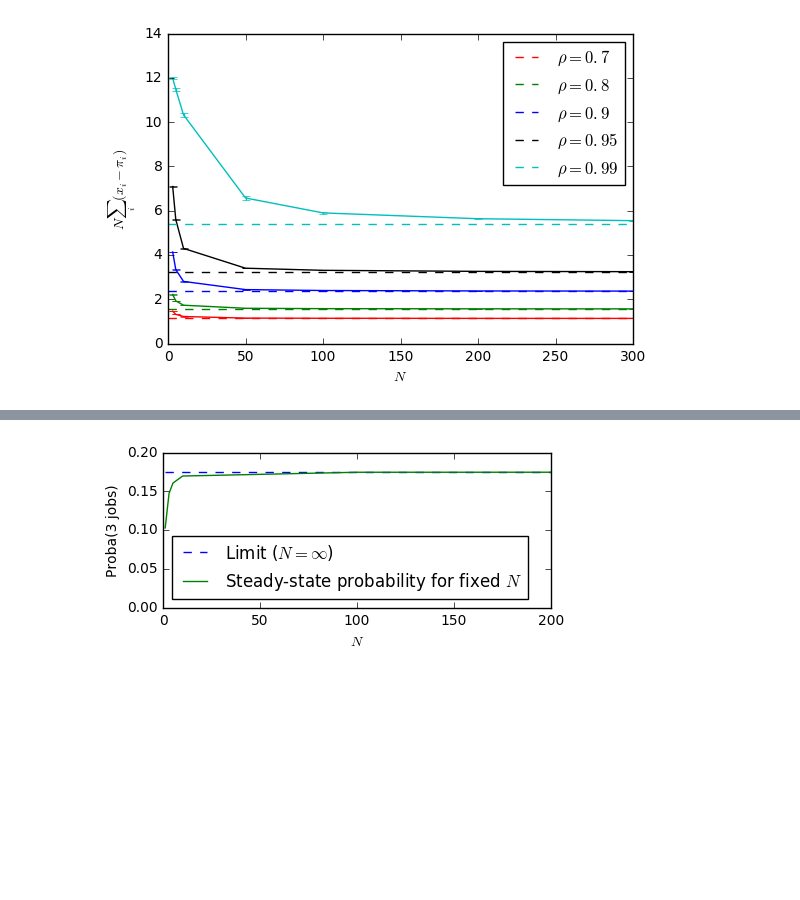
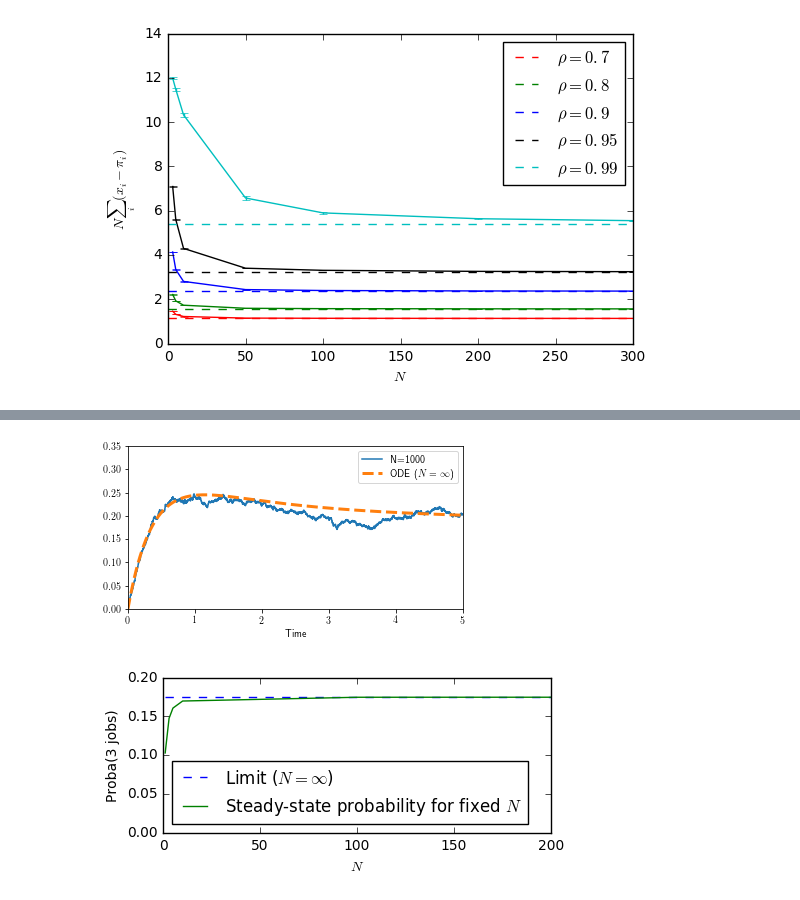
Before and after one commit to ngast/meanFieldAccuracy, a Jupyter notebook: jsq2_simulate/Rate of convergence two choice.ipynb, the cells around one changed output, grey strips where cells are left out. Saved outputs shown, nothing was run; the diff lists cells and outputs as text; code cells hidden in the pictures; blank space fills up the shorter version.

```diff
--- a/jsq2_simulate/Rate of convergence two choice.ipynb
+++ b/jsq2_simulate/Rate of convergence two choice.ipynb
@@ -383,3 +383,34 @@ fig.savefig('traj_rho80_onlyN{0}.pdf'.format(N),bbox_inches='tight')
+# %%
+i=3
+rho=0.8
+fig = figure();
+fig.set_size_inches(6,3)
+myT,x = ode_2_choice(rho,10)
+plot([0],[0])
+plot(myT,x[:,i]-x[:,i+1],'--',lw=3)
+xlim([0,5])
+ylim([0,0.35])
+xlabel('Time')
+legend(('','ODE ($N=\infty$)',''),loc='best')
+fig.savefig('traj_rho80_onlyNinfty.pdf'.format(N),bbox_inches='tight')
+a = loadtxt('traj_{0}_{1}'.format(N,int(rho*100)))
+plot(linspace(0,10,10*N)/(1+rho),a[:,i]-a[:,i+1],':')
+legend(('ODE ($N=\infty$)','N=1000',''),loc='best')
+fig.savefig('traj_rho80_onlyN{0}infty.pdf'.format(N),bbox_inches='tight')
+for N in [1000]:
+    clf()
+    xlim([0,5])
+    ylim([0,0.35])
+    xlabel('Time')
+    a = loadtxt('traj_{0}_{1}'.format(N,int(rho*100)))
+    plot(linspace(0,10,10*N)/(1+rho),a[:,i]-a[:,i+1])
+    legend(('N=1000',''),loc='best')
+    fig.savefig('traj_rho80_onlyN{0}.pdf'.format(N),bbox_inches='tight')
+plot(myT,x[:,i]-x[:,i+1],'--',lw=3)
+legend(('N=1000','ODE ($N=\infty$)'),loc='best')
+fig.savefig('traj_rho80_onlyNinfty{0}.pdf'.format(N),bbox_inches='tight')
+# %% [output]
+[figure, added]
 # %%
 #
 fig = figure();
```
Also changed, not shown: parts of 2 cells of this notebook, 7 other files.
